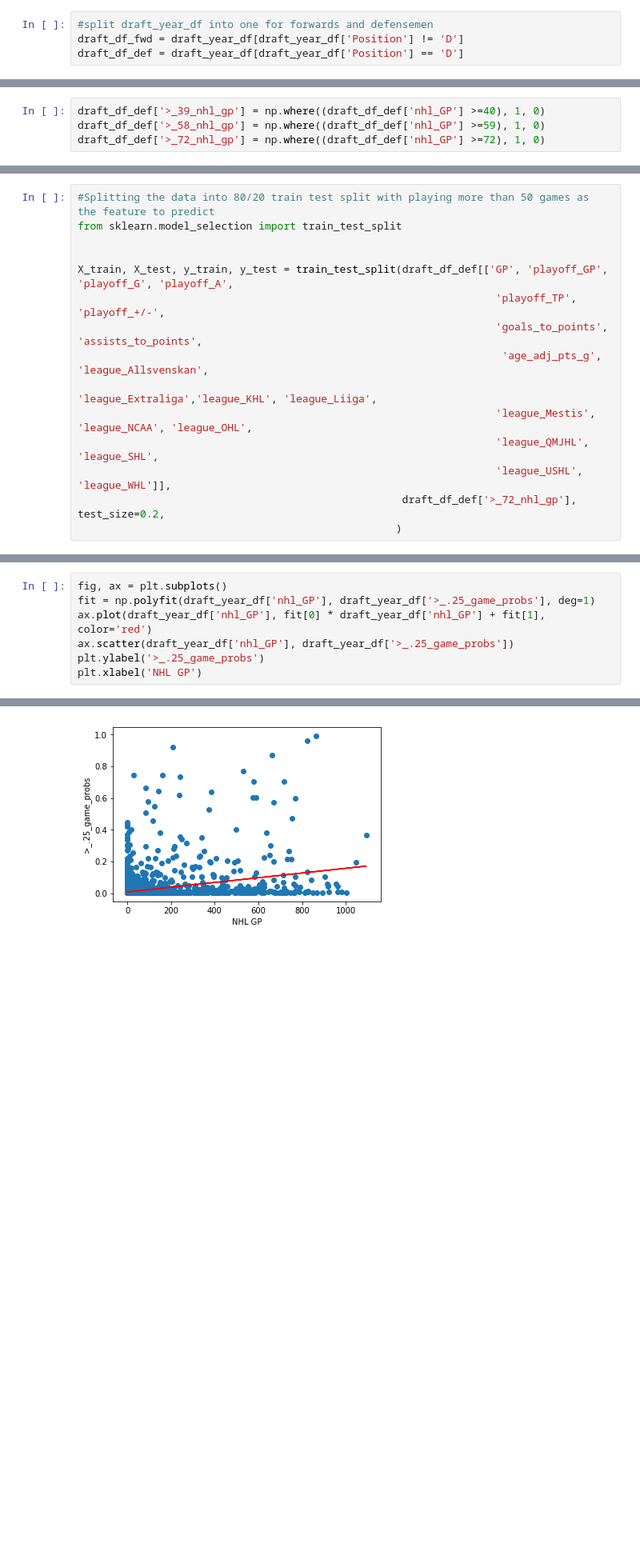
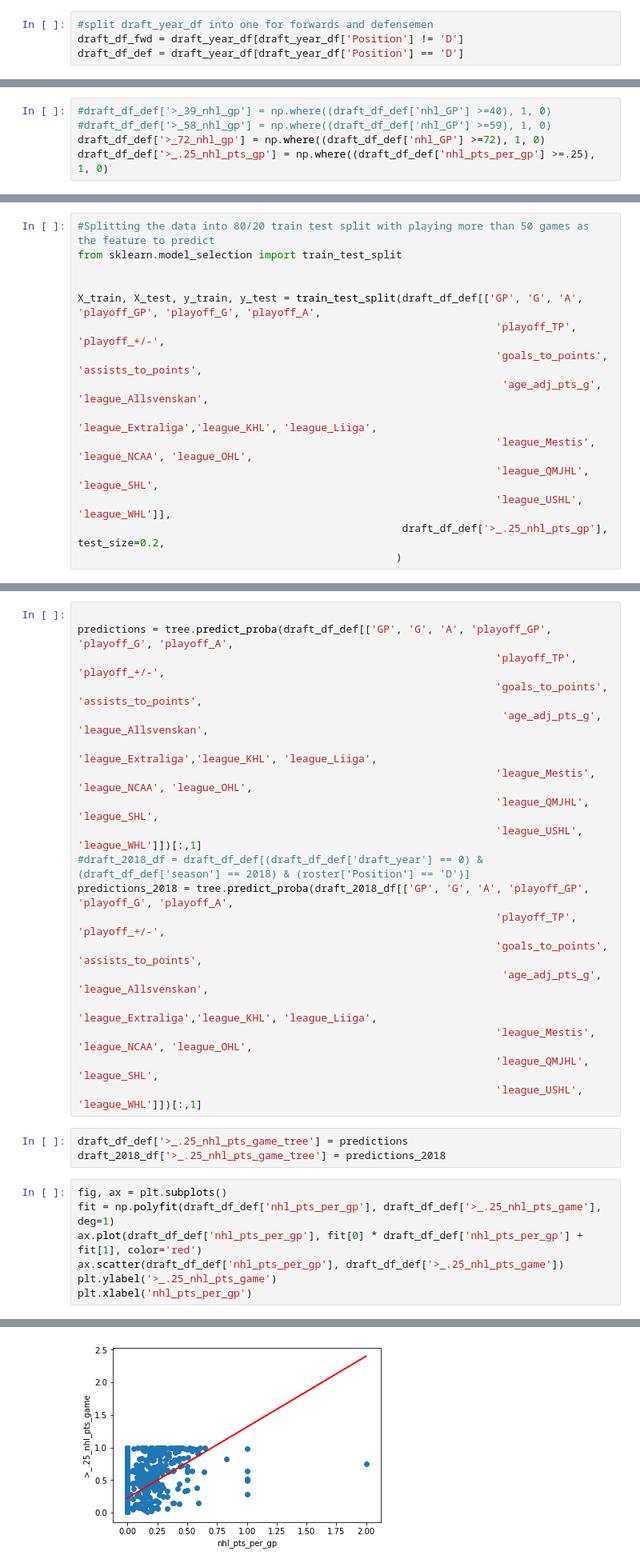
Before and after one commit to Schmoegurt/prospectmodel, a Jupyter notebook: Prospect Model.ipynb, the cells around one changed output, grey strips where cells are left out. Shown: that part at 80% size. Drawn from its saved outputs; the diff is of its cells as text; blank space fills up the shorter version.

```diff
--- a/Prospect Model.ipynb
+++ b/Prospect Model.ipynb
@@ -229,7 +231,8 @@ draft_df_def[['GP', 'nhl_pts_per_gp']].quantile([.25, .5, .75, .99])
 # %%
-draft_df_def['>_39_nhl_gp'] = np.where((draft_df_def['nhl_GP'] >=40), 1, 0)
-draft_df_def['>_58_nhl_gp'] = np.where((draft_df_def['nhl_GP'] >=59), 1, 0)
+#draft_df_def['>_39_nhl_gp'] = np.where((draft_df_def['nhl_GP'] >=40), 1, 0)
+#draft_df_def['>_58_nhl_gp'] = np.where((draft_df_def['nhl_GP'] >=59), 1, 0)
 draft_df_def['>_72_nhl_gp'] = np.where((draft_df_def['nhl_GP'] >=72), 1, 0)
+draft_df_def['>_.25_nhl_pts_gp'] = np.where((draft_df_def['nhl_pts_per_gp'] >=.25), 1, 0)
 # %%
 draft_df_def.head()
 # %% [output]
@@ -285,7 +288,7 @@ draft_df_def[['GP', 'playoff_GP', 'playoff_G', 'playoff_A',
 from sklearn.model_selection import train_test_split
 
 
-X_train, X_test, y_train, y_test = train_test_split(draft_df_def[['GP', 'playoff_GP', 'playoff_G', 'playoff_A',
+X_train, X_test, y_train, y_test = train_test_split(draft_df_def[['GP', 'G', 'A', 'playoff_GP', 'playoff_G', 'playoff_A',
                                                                    'playoff_TP', 'playoff_+/-',
                                                                    'goals_to_points', 'assists_to_points',
                                                                     'age_adj_pts_g', 'league_Allsvenskan',
@@ -293,7 +296,7 @@ X_train, X_test, y_train, y_test = train_test_split(draft_df_def[['GP', 'playoff
                                                                    'league_Mestis', 'league_NCAA', 'league_OHL',
                                                                    'league_QMJHL', 'league_SHL',
                                                                    'league_USHL', 'league_WHL']],
-                                                    draft_df_def['>_72_nhl_gp'], test_size=0.2,
+                                                    draft_df_def['>_.25_nhl_pts_gp'], test_size=0.2,
                                                    )
 # %%
 y_test[y_test == 1].shape
@@ -414,8 +407,30 @@ draft_year_df['>_.25_game_probs'] = predictions
+# %%
+
+predictions = tree.predict_proba(draft_df_def[['GP', 'G', 'A', 'playoff_GP', 'playoff_G', 'playoff_A',
+                                                                   'playoff_TP', 'playoff_+/-',
+                                                                   'goals_to_points', 'assists_to_points',
+                                                                    'age_adj_pts_g', 'league_Allsvenskan',
+                                                                   'league_Extraliga','league_KHL', 'league_Liiga',
+                                                                   'league_Mestis', 'league_NCAA', 'league_OHL',
+                                                                   'league_QMJHL', 'league_SHL',
+                                                                   'league_USHL', 'league_WHL']])[:,1]
+#draft_2018_df = draft_df_def[(draft_df_def['draft_year'] == 0) & (draft_df_def['season'] == 2018) & (roster['Position'] == 'D')]
+predictions_2018 = tree.predict_proba(draft_2018_df[['GP', 'G', 'A', 'playoff_GP', 'playoff_G', 'playoff_A',
+                                                                   'playoff_TP', 'playoff_+/-',
+                                                                   'goals_to_points', 'assists_to_points',
+                                                                    'age_adj_pts_g', 'league_Allsvenskan',
+                                                                   'league_Extraliga','league_KHL', 'league_Liiga',
+                                                                   'league_Mestis', 'league_NCAA', 'league_OHL',
+                                                                   'league_QMJHL', 'league_SHL',
+                                                                   'league_USHL', 'league_WHL']])[:,1]
+# %%
+draft_df_def['>_.25_nhl_pts_game_tree'] = predictions
+draft_2018_df['>_.25_nhl_pts_game_tree'] = predictions_2018
 # %%
 fig, ax = plt.subplots()
-fit = np.polyfit(draft_year_df['nhl_GP'], draft_year_df['>_.25_game_probs'], deg=1)
-ax.plot(draft_year_df['nhl_GP'], fit[0] * draft_year_df['nhl_GP'] + fit[1], color='red')
-ax.scatter(draft_year_df['nhl_GP'], draft_year_df['>_.25_game_probs'])
-plt.ylabel('>_.25_game_probs')
-plt.xlabel('NHL GP')
+fit = np.polyfit(draft_df_def['nhl_pts_per_gp'], draft_df_def['>_.25_nhl_pts_game'], deg=1)
+ax.plot(draft_df_def['nhl_pts_per_gp'], fit[0] * draft_df_def['nhl_pts_per_gp'] + fit[1], color='red')
+ax.scatter(draft_df_def['nhl_pts_per_gp'], draft_df_def['>_.25_nhl_pts_game'])
+plt.ylabel('>_.25_nhl_pts_game')
+plt.xlabel('nhl_pts_per_gp')
 # %% [output]
@@ -423 +438 @@ Text(0.5,0,'NHL GP')
-[figure, old version]
+[figure, new version]
```
Also changed, not shown: parts of 22 cells of this notebook.
